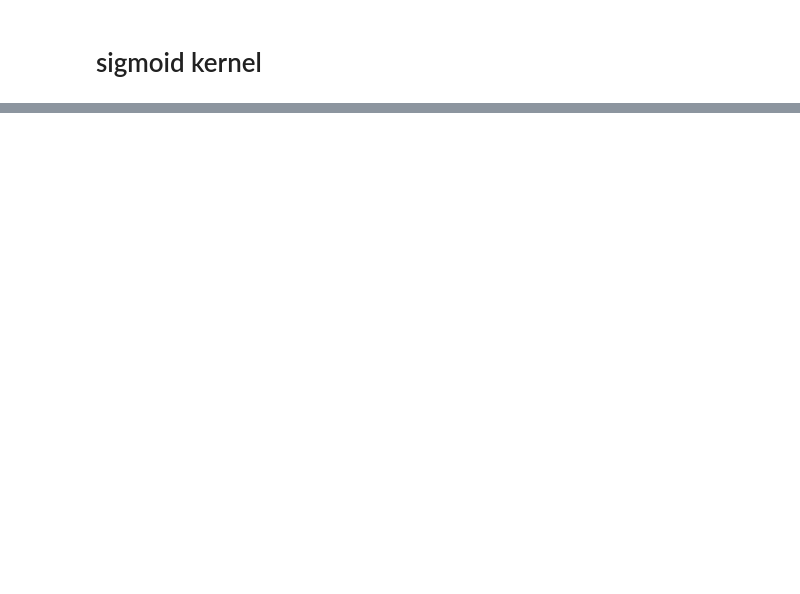
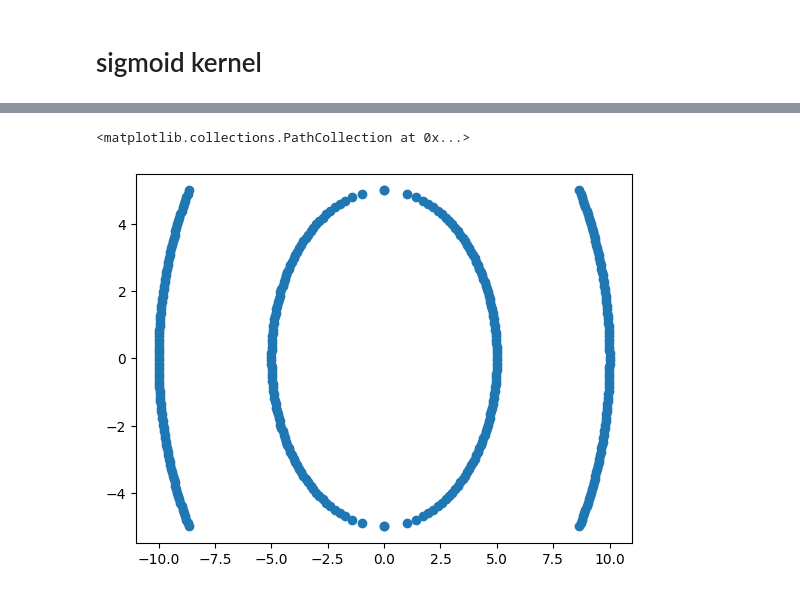
Before and after one commit to abdullah-621/Machine-Learning, a Jupyter notebook: SVM/SVC.ipynb, the cells around one changed output, grey strips where cells are left out. Cells and saved outputs as stored; diff of their text form; code cells hidden in the pictures; blank space fills up the shorter version.

```diff
--- a/SVM/SVC.ipynb
+++ b/SVM/SVC.ipynb
@@ -155,0 +156,2 @@ plot_decision_boundary(X, y, model4)
+# %%
+df_circle = pd.read_csv("circle.csv")
@@ -155,0 +167,2 @@ plot_decision_boundary(X, y, model4)
+# %%
+df_circle = df_circle.drop(columns=['Unnamed: 0'], axis=1)
@@ -155,0 +178,5 @@ plot_decision_boundary(X, y, model4)
+# %%
+plt.scatter(df_circle['feature1'], df_circle['feature2'])
+# %% [output]
+<matplotlib.collections.PathCollection at 0x...>
+[figure, added]
```
Also changed, not shown: parts of 11 cells of this notebook, 4 other files.
